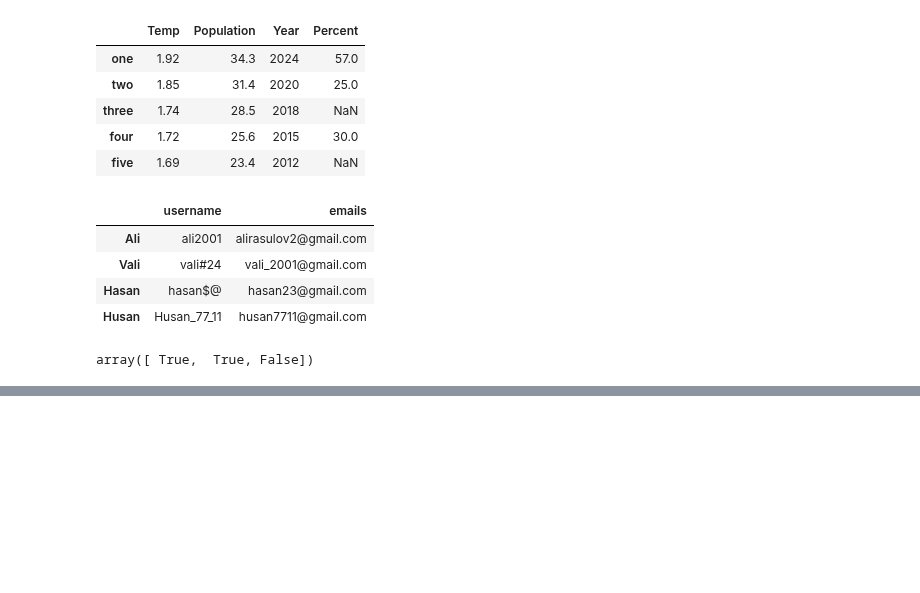
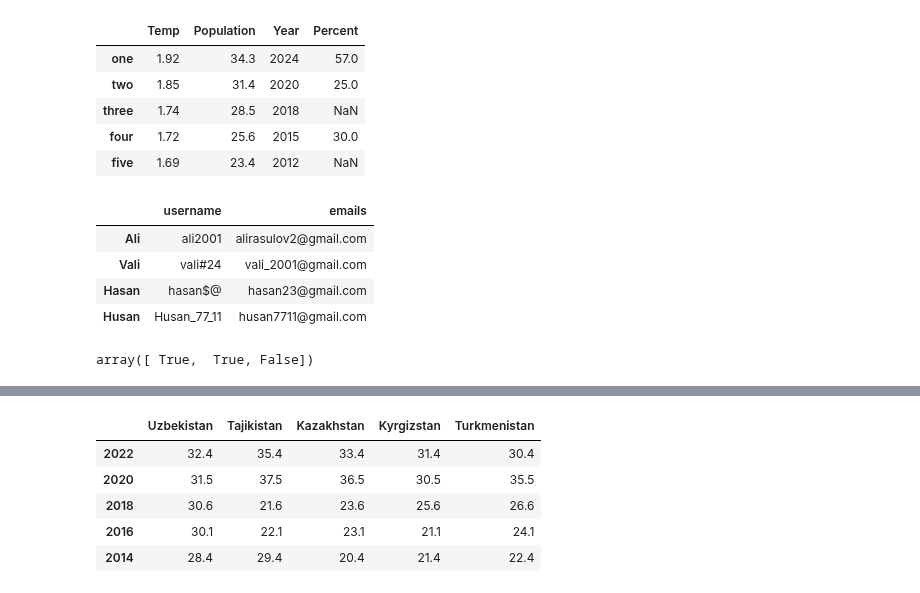
Before and after one commit to baxronovferuz1/DataScience_Np, a Jupyter notebook: Numpy_Pandas_practice.ipynb, the cells around one changed output, grey strips where cells are left out. Drawn from its saved outputs; the diff is of its cells as text; code cells hidden in the pictures; blank space fills up the shorter version.

Commit message:
DataFrame and Series

```diff
--- a/Numpy_Pandas_practice.ipynb
+++ b/Numpy_Pandas_practice.ipynb
@@ -739,0 +838,23 @@ array([ True,  True, False])
+# %%
+uz={2022:32.4,2020:31.5,2018:30.6,2016:30.1,2014:28.4}
+tj={2022:35.4,2020:37.5,2018:21.6,2016:22.1,2014:29.4}
+kq={2022:33.4,2020:36.5,2018:23.6,2016:23.1,2014:20.4}
+qz={2022:31.4,2020:30.5,2018:25.6,2016:21.1,2014:21.4}
+tr={2022:30.4,2020:35.5,2018:26.6,2016:24.1,2014:22.4}
+
+result_df=pd.DataFrame(
+    {
+    "Uzbekistan":uz,
+    "Tajikistan":tj,
+    "Kazakhstan":kq,
+    "Kyrgizstan":qz,
+    "Turkmenistan":tr
+})
+result_df
+# %% [output]
+|  | Uzbekistan | Tajikistan | Kazakhstan | Kyrgizstan | Turkmenistan |
+| 2022 | 32.4 | 35.4 | 33.4 | 31.4 | 30.4 |
+| 2020 | 31.5 | 37.5 | 36.5 | 30.5 | 35.5 |
+| 2018 | 30.6 | 21.6 | 23.6 | 25.6 | 26.6 |
+| 2016 | 30.1 | 22.1 | 23.1 | 21.1 | 24.1 |
+| 2014 | 28.4 | 29.4 | 20.4 | 21.4 | 22.4 |
```
Also changed, not shown: parts of 15 cells of this notebook.
